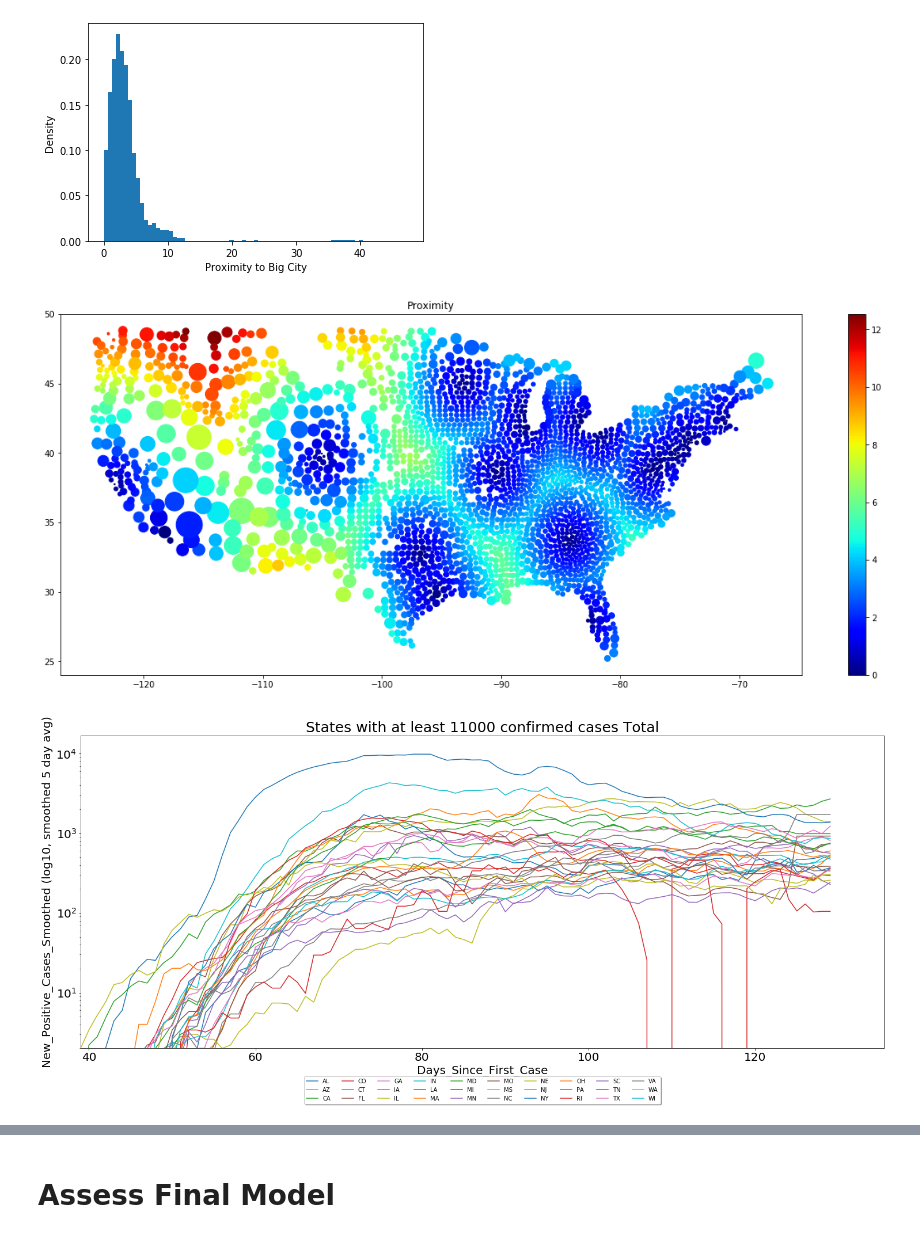
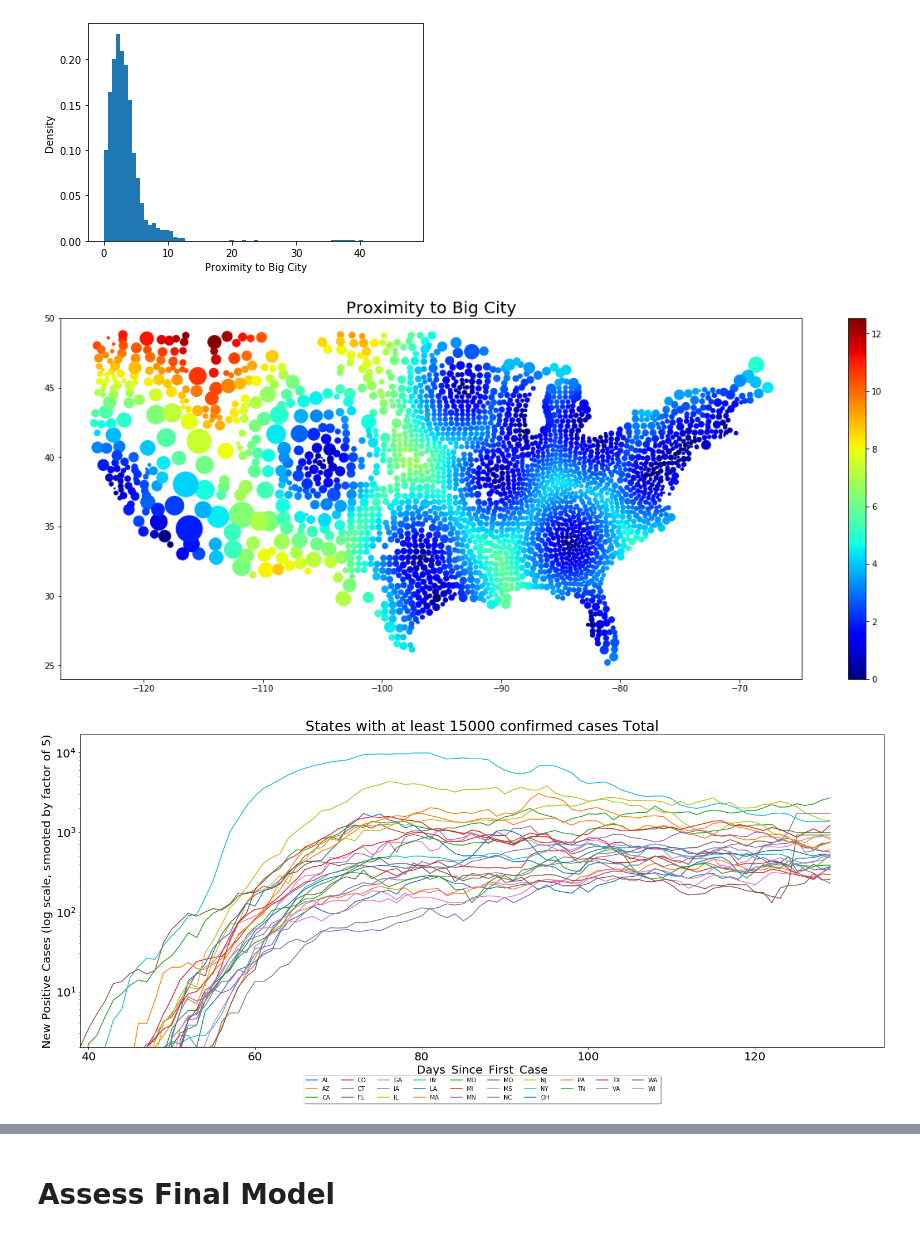
Before and after one commit to petersim1/COVID-19_Project, a Jupyter notebook: Evaluation.ipynb, the cells around one changed output, grey strips where cells are left out. Cells and saved outputs as stored; diff of their text form; code cells hidden in the pictures.

```diff
--- a/Evaluation.ipynb
+++ b/Evaluation.ipynb
@@ -60,10 +60,11 @@ plt.scatter(to_plot['Long_'],
             s=to_plot['Area (sqmi)']/20,
             cmap=plt.get_cmap('jet'))
 plt.colorbar()
-plt.title(col_plot)
+#plt.title(col_plot,fontsize=20)
+plt.title('Proximity to Big City',fontsize=20)
 plt.show()
 # %% [output]
-[figure, old version]
+[figure, new version]
 # %%
 # Group by state , for visualization purposes.
 
@@ -106,33 +107,34 @@ DF_Grouped['Days_Since_First_Case'] = DF_Grouped['Date'].map(date_mapping)
 # %%
 col_plot = 'New_Positive_Cases_Smoothed'
 
-show_for = 11000 #A state needs to have more than this to be plotted
+show_for = 15000 #A state needs to have more than this to be plotted
 ymin = 2
 xmin = min(DF_Grouped[DF_Grouped[col_plot]>=ymin]['Days_Since_First_Case'])
 
 legend_added = []
 plt.figure(figsize=(25,10))
 for state in DF_Grouped['state'].unique() :
     subbed = DF_Grouped[DF_Grouped['state'] == state]
     subbed = subbed.sort_values('Days_Since_First_Case')
     #dates_xaxis = subbed['Date'].apply(lambda  x : datetime.datetime.strptime(x,'%m/%d/%y'))
     dates_xaxis = subbed['Days_Since_First_Case']
     if max(subbed['Positive'] >= show_for) :
         plt.plot(dates_xaxis,subbed[col_plot])
         legend_added.append(state)
 plt.yscale('log')
 plt.legend(legend_added,loc='upper center', bbox_to_anchor=(0.5, -0.08),
           fancybox=True, shadow=True, ncol=10)
 plt.xlabel('Days_Since_First_Case',size=20)
-plt.ylabel('{} (log10, smoothed {} day avg)'.format(col_plot,smoothing_factor),size=20)
+#plt.ylabel('{} (log10, smoothed {} day avg)'.format(col_plot,smoothing_factor),size=20)
+plt.ylabel('New Positive Cases (log scale, smooted by factor of {})'.format(smoothing_factor),size=20)
 plt.xticks(size=20)
 plt.yticks(size=20)
 plt.xlim(xmin=xmin)
 plt.ylim(ymin=ymin)
 plt.title('States with at least {} confirmed cases Total'.format(show_for),size=25)
 plt.show()
 # %% [output]
-[figure, old version]
+[figure, new version]
 # %%
 plt.figure(figsize=(25,10))
 for state in DF_Grouped['state'].unique() :
```
Also changed, not shown: parts of 2 cells of this notebook, 7 other files.
